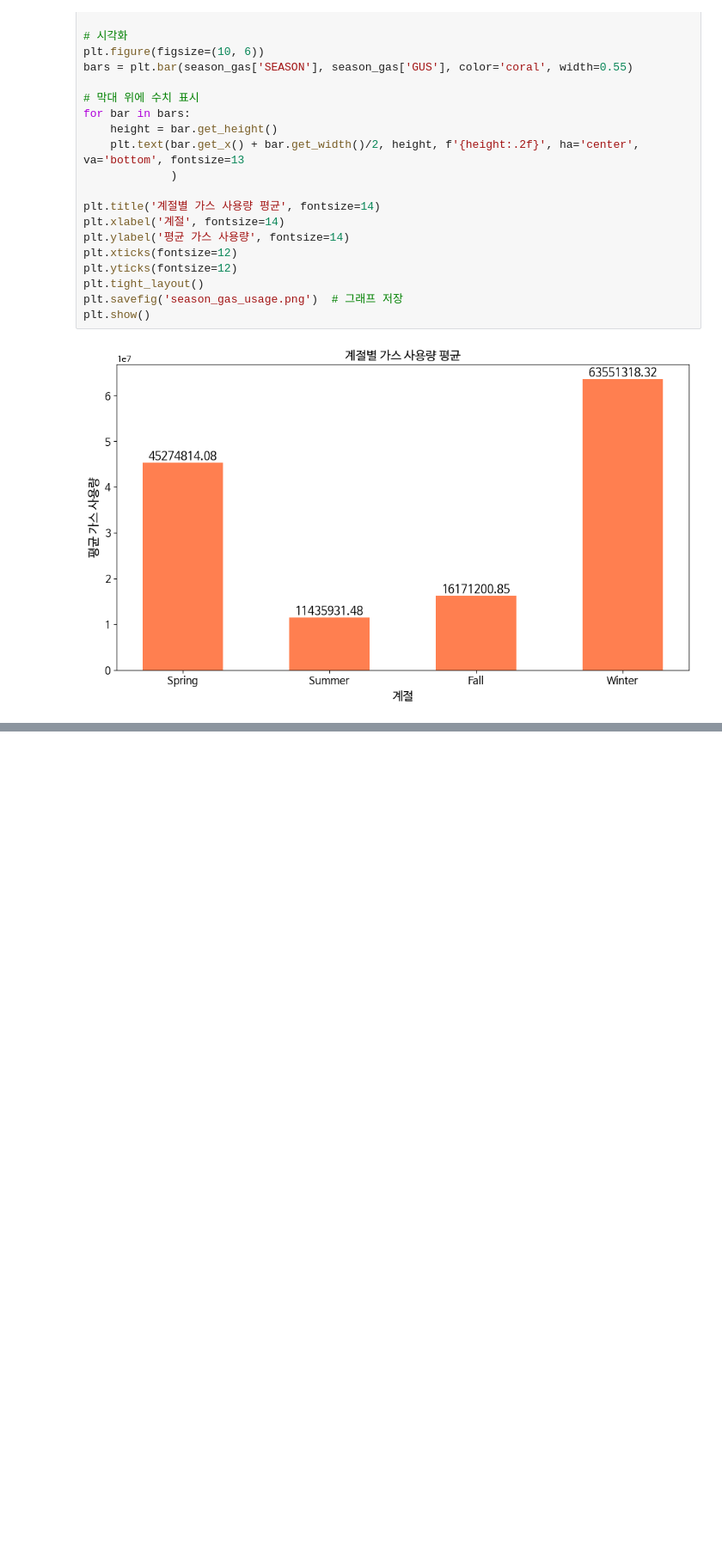
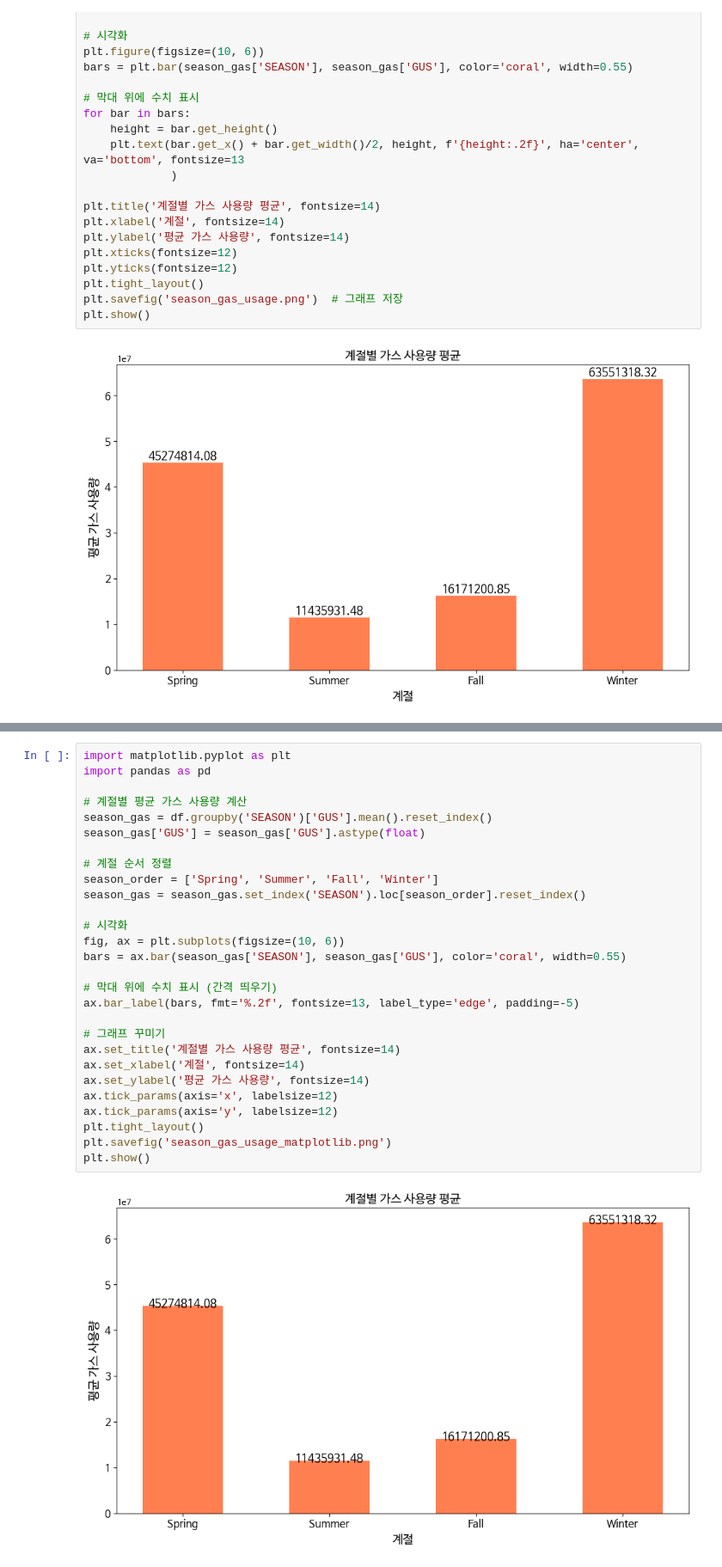
Before and after one commit to imksp/Data-Analysis-with-Open-Source, a Jupyter notebook: exercise.ipynb, the cells around one changed output, grey strips where cells are left out. Shown at 86% size. Drawn from its saved outputs; the diff is of its cells as text; blank space fills up the shorter version.

```diff
--- a/exercise.ipynb
+++ b/exercise.ipynb
@@ -203,0 +266,30 @@ plt.show()
+# %%
+import matplotlib.pyplot as plt
+import pandas as pd
+
+# 계절별 평균 가스 사용량 계산
+season_gas = df.groupby('SEASON')['GUS'].mean().reset_index()
+season_gas['GUS'] = season_gas['GUS'].astype(float)
+
+# 계절 순서 정렬
+season_order = ['Spring', 'Summer', 'Fall', 'Winter']
+season_gas = season_gas.set_index('SEASON').loc[season_order].reset_index()
+
+# 시각화
+fig, ax = plt.subplots(figsize=(10, 6))
+bars = ax.bar(season_gas['SEASON'], season_gas['GUS'], color='coral', width=0.55)
+
+# 막대 위에 수치 표시 (간격 띄우기)
+ax.bar_label(bars, fmt='%.2f', fontsize=13, label_type='edge', padding=-5)
+
+# 그래프 꾸미기
+ax.set_title('계절별 가스 사용량 평균', fontsize=14)
+ax.set_xlabel('계절', fontsize=14)
+ax.set_ylabel('평균 가스 사용량', fontsize=14)
+ax.tick_params(axis='x', labelsize=12)
+ax.tick_params(axis='y', labelsize=12)
+plt.tight_layout()
+plt.savefig('season_gas_usage_matplotlib.png')
+plt.show()
+# %% [output]
+[figure, added]
```
Also changed, not shown: parts of 11 cells of this notebook.
